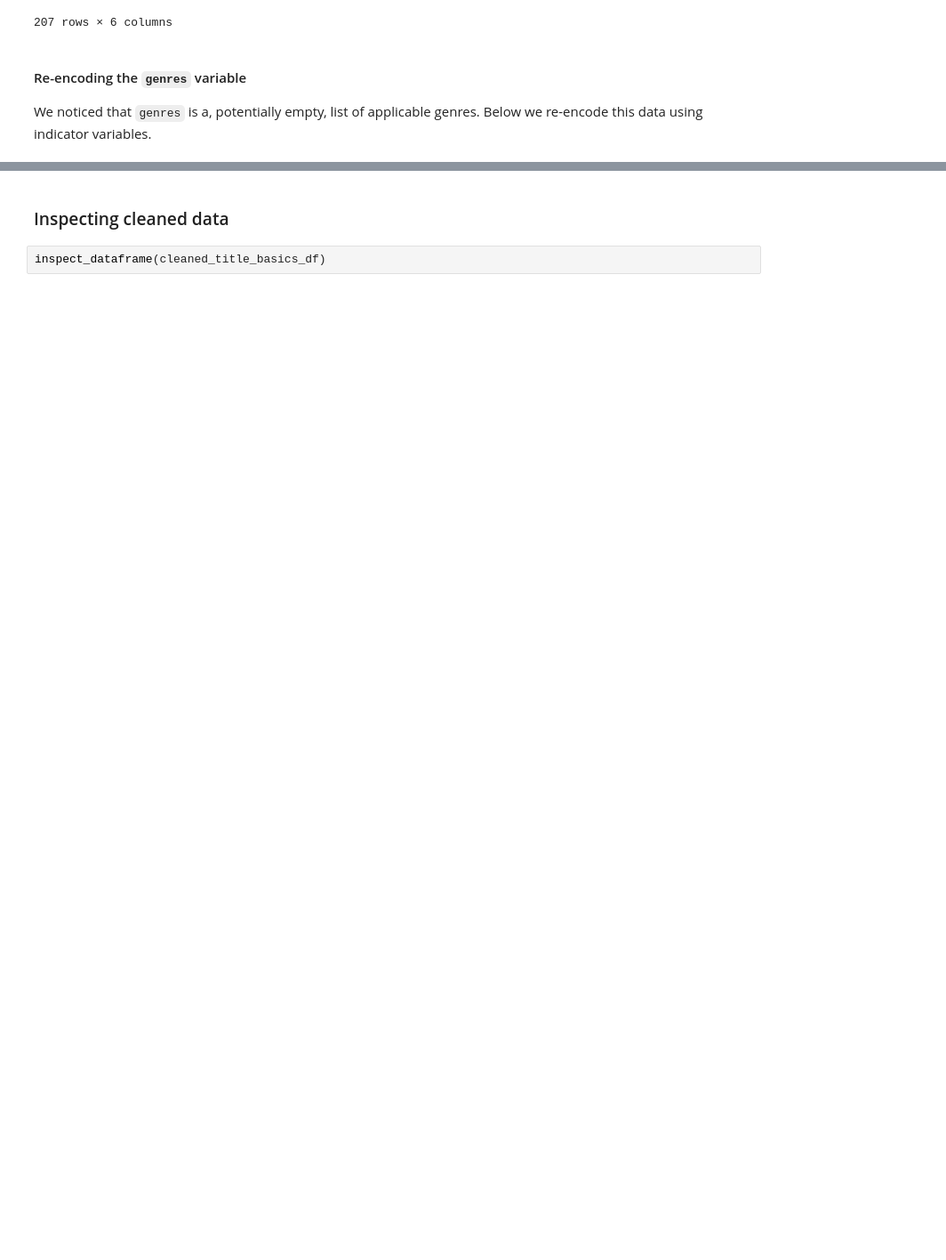
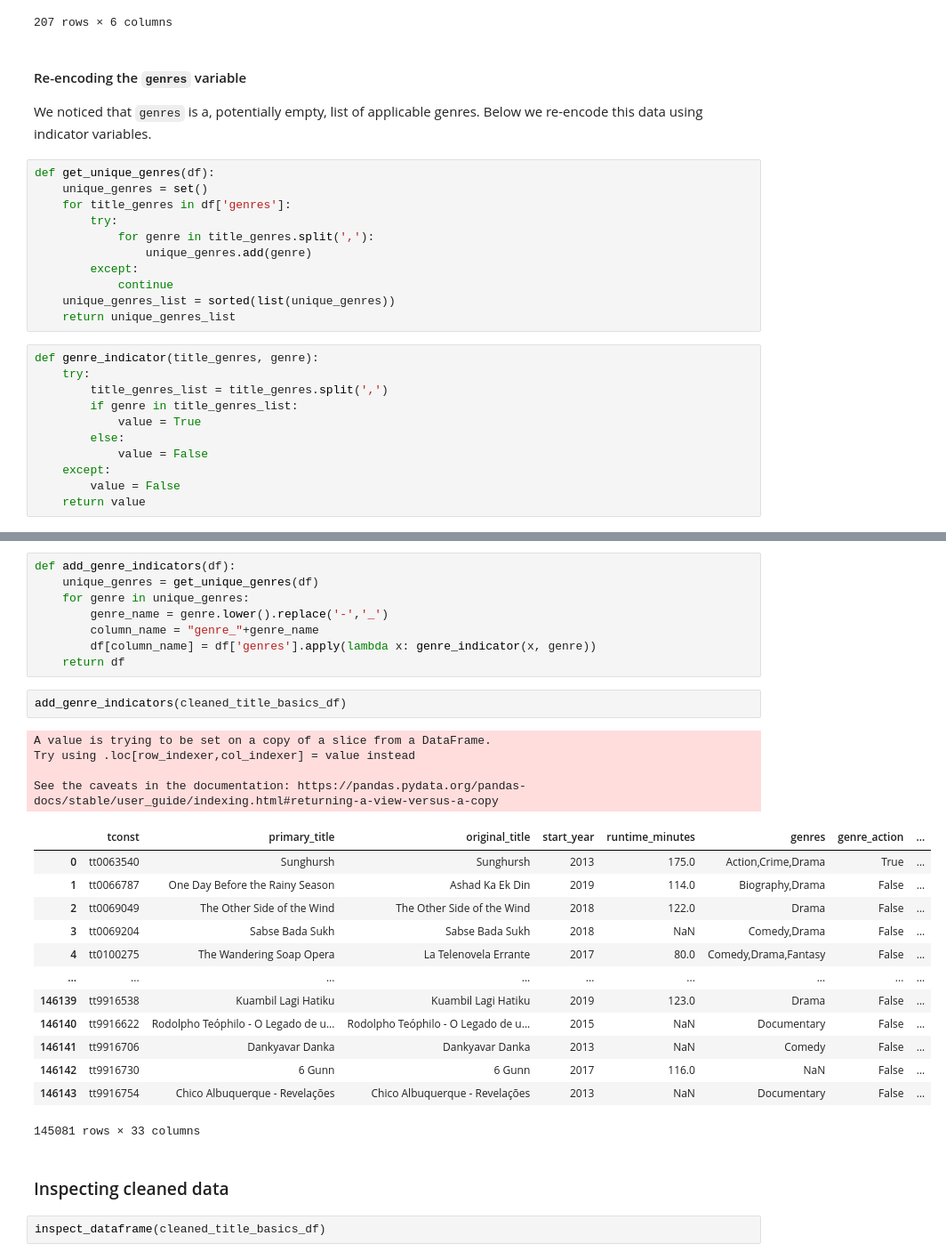
Before and after one commit to sethchart/Movie_Analysis, a Jupyter notebook: Data_Cleaning.ipynb, the cells around one changed output, grey strips where cells are left out. Shown at 89% size. Cells and saved outputs as stored; diff of their text form; blank space fills up the shorter version.

Commit message:
Added genre indicator variables to the cleaned imdb.title.basic data source.

```diff
--- a/Data_Cleaning.ipynb
+++ b/Data_Cleaning.ipynb
@@ -91,3 +91,25 @@ title_basics_df.query('runtime_minutes > 240').sort_values('runtime_minutes')
 # %% [markdown]
 #### Re-encoding the `genres` variable
 We noticed that `genres` is a, potentially empty, list of applicable genres. Below we re-encode this data using indicator variables.
+# %%
+def get_unique_genres(df):
+    unique_genres = set()
+    for title_genres in df['genres']:
+        try:
+            for genre in title_genres.split(','):
+                unique_genres.add(genre)
+        except:
+            continue
+    unique_genres_list = sorted(list(unique_genres))
+    return unique_genres_list
+# %%
+def genre_indicator(title_genres, genre):
+    try:
+        title_genres_list = title_genres.split(',')
+        if genre in title_genres_list:
+            value = True
+        else:
+            value = False
+    except:
+        value = False
+    return value
@@ -94,3 +126,31 @@ We noticed that `genres` is a, potentially empty, list of applicable genres. Bel
+# %%
+def add_genre_indicators(df):
+    unique_genres = get_unique_genres(df)
+    for genre in unique_genres:
+        genre_name = genre.lower().replace('-','_')
+        column_name = "genre_"+genre_name
+        df[column_name] = df['genres'].apply(lambda x: genre_indicator(x, genre))
+    return df
+# %%
+add_genre_indicators(cleaned_title_basics_df)
+# %% [output]
+A value is trying to be set on a copy of a slice from a DataFrame.
+Try using .loc[row_indexer,col_indexer] = value instead
+
+See the caveats in the documentation: https://pandas.pydata.org/pandas-docs/stable/user_guide/indexing.html#returning-a-view-versus-a-copy
+|  | tconst | primary_title | original_title | start_year | runtime_minutes | genres | genre_action | ... |
+| 0 | tt0063540 | Sunghursh | Sunghursh | 2013 | 175.0 | Action,Crime,Drama | True | ... |
+| 1 | tt0066787 | One Day Before the Rainy Season | Ashad Ka Ek Din | 2019 | 114.0 | Biography,Drama | False | ... |
+| 2 | tt0069049 | The Other Side of the Wind | The Other Side of the Wind | 2018 | 122.0 | Drama | False | ... |
+| 3 | tt0069204 | Sabse Bada Sukh | Sabse Bada Sukh | 2018 | NaN | Comedy,Drama | False | ... |
+| 4 | tt0100275 | The Wandering Soap Opera | La Telenovela Errante | 2017 | 80.0 | Comedy,Drama,Fantasy | False | ... |
+| ... | ... | ... | ... | ... | ... | ... | ... | ... |
+| 146139 | tt9916538 | Kuambil Lagi Hatiku | Kuambil Lagi Hatiku | 2019 | 123.0 | Drama | False | ... |
+| 146140 | tt9916622 | Rodolpho Teóphilo - O Legado de u... | Rodolpho Teóphilo - O Legado de u... | 2015 | NaN | Documentary | False | ... |
+| 146141 | tt9916706 | Dankyavar Danka | Dankyavar Danka | 2013 | NaN | Comedy | False | ... |
+| 146142 | tt9916730 | 6 Gunn | 6 Gunn | 2017 | 116.0 | NaN | False | ... |
+| 146143 | tt9916754 | Chico Albuquerque - Revelações | Chico Albuquerque - Revelações | 2013 | NaN | Documentary | False | ... |
+145081 rows × 33 columns
 # %% [markdown]
 ### Inspecting cleaned data
 # %%
```
Also changed, not shown: parts of 2 cells of this notebook.
